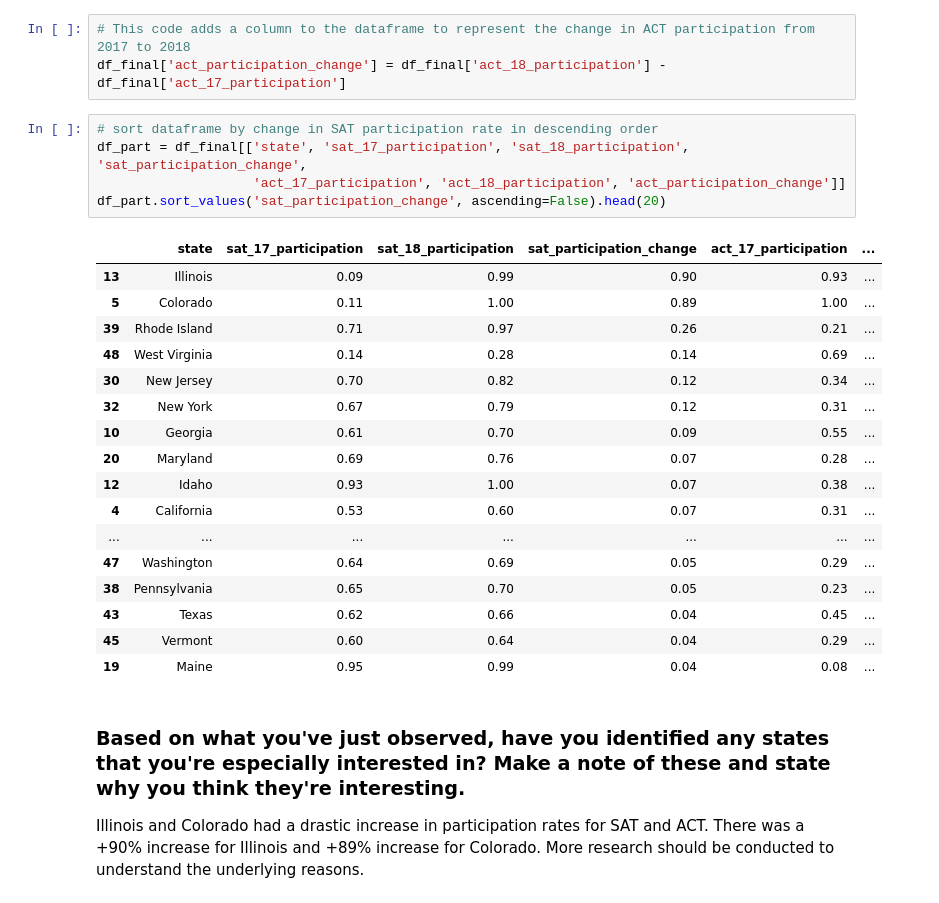
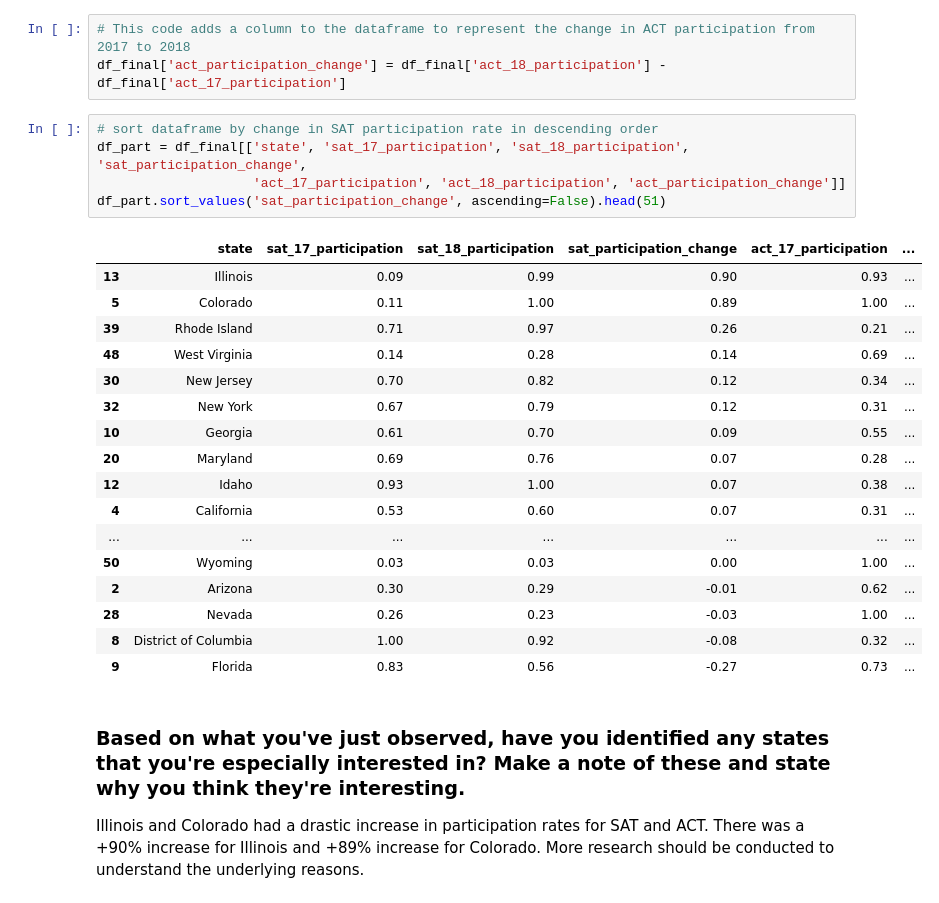
Before and after one commit to zixinlee/GA-data-science, a Jupyter notebook: SAT-ACT-analysis/code/SAT_ACT_17_18_analysis.ipynb, the cells around one changed output. Drawn from its saved outputs; the diff is of its cells as text.

```diff
--- a/SAT-ACT-analysis/code/SAT_ACT_17_18_analysis.ipynb
+++ b/SAT-ACT-analysis/code/SAT_ACT_17_18_analysis.ipynb
@@ -953,26 +953,26 @@ df_final['act_participation_change'] = df_final['act_18_participation'] - df_fin
 # %%
 # sort dataframe by change in SAT participation rate in descending order
 df_part = df_final[['state', 'sat_17_participation', 'sat_18_participation', 'sat_participation_change',
                     'act_17_participation', 'act_18_participation', 'act_participation_change']]
-df_part.sort_values('sat_participation_change', ascending=False).head(20)
+df_part.sort_values('sat_participation_change', ascending=False).head(51)
 # %% [output]
 |  | state | sat_17_participation | sat_18_participation | sat_participation_change | act_17_participation | ... |
 | 13 | Illinois | 0.09 | 0.99 | 0.90 | 0.93 | ... |
 | 5 | Colorado | 0.11 | 1.00 | 0.89 | 1.00 | ... |
 | 39 | Rhode Island | 0.71 | 0.97 | 0.26 | 0.21 | ... |
 | 48 | West Virginia | 0.14 | 0.28 | 0.14 | 0.69 | ... |
 | 30 | New Jersey | 0.70 | 0.82 | 0.12 | 0.34 | ... |
 | 32 | New York | 0.67 | 0.79 | 0.12 | 0.31 | ... |
 | 10 | Georgia | 0.61 | 0.70 | 0.09 | 0.55 | ... |
 | 20 | Maryland | 0.69 | 0.76 | 0.07 | 0.28 | ... |
 | 12 | Idaho | 0.93 | 1.00 | 0.07 | 0.38 | ... |
 | 4 | California | 0.53 | 0.60 | 0.07 | 0.31 | ... |
 | ... | ... | ... | ... | ... | ... | ... |
-| 47 | Washington | 0.64 | 0.69 | 0.05 | 0.29 | ... |
-| 38 | Pennsylvania | 0.65 | 0.70 | 0.05 | 0.23 | ... |
-| 43 | Texas | 0.62 | 0.66 | 0.04 | 0.45 | ... |
-| 45 | Vermont | 0.60 | 0.64 | 0.04 | 0.29 | ... |
-| 19 | Maine | 0.95 | 0.99 | 0.04 | 0.08 | ... |
+| 50 | Wyoming | 0.03 | 0.03 | 0.00 | 1.00 | ... |
+| 2 | Arizona | 0.30 | 0.29 | -0.01 | 0.62 | ... |
+| 28 | Nevada | 0.26 | 0.23 | -0.03 | 1.00 | ... |
+| 8 | District of Columbia | 1.00 | 0.92 | -0.08 | 0.32 | ... |
+| 9 | Florida | 0.83 | 0.56 | -0.27 | 0.73 | ... |
 # %% [markdown]
 ### Based on what you've just observed, have you identified any states that you're especially interested in? Make a note of these and state why you think they're interesting.
 
```
Also changed, not shown: parts of 4 cells of this notebook, 3 other files.
